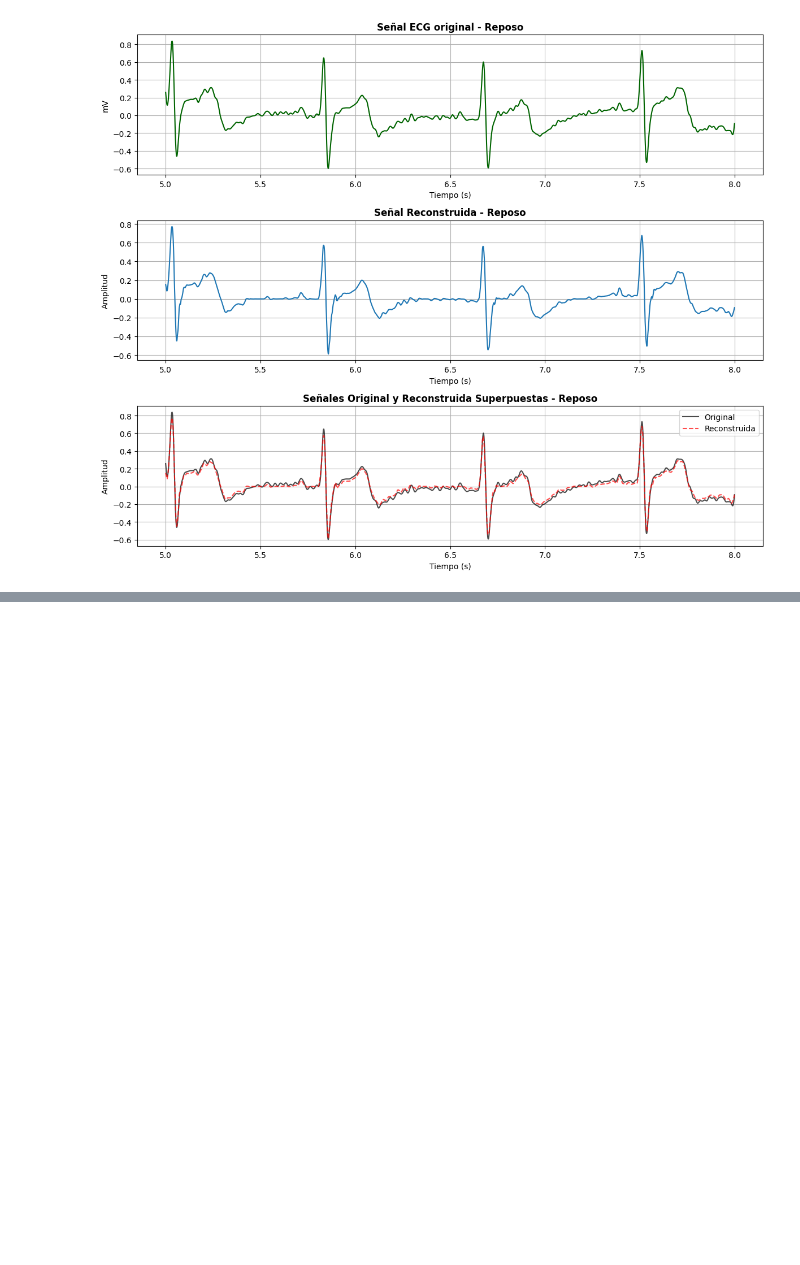
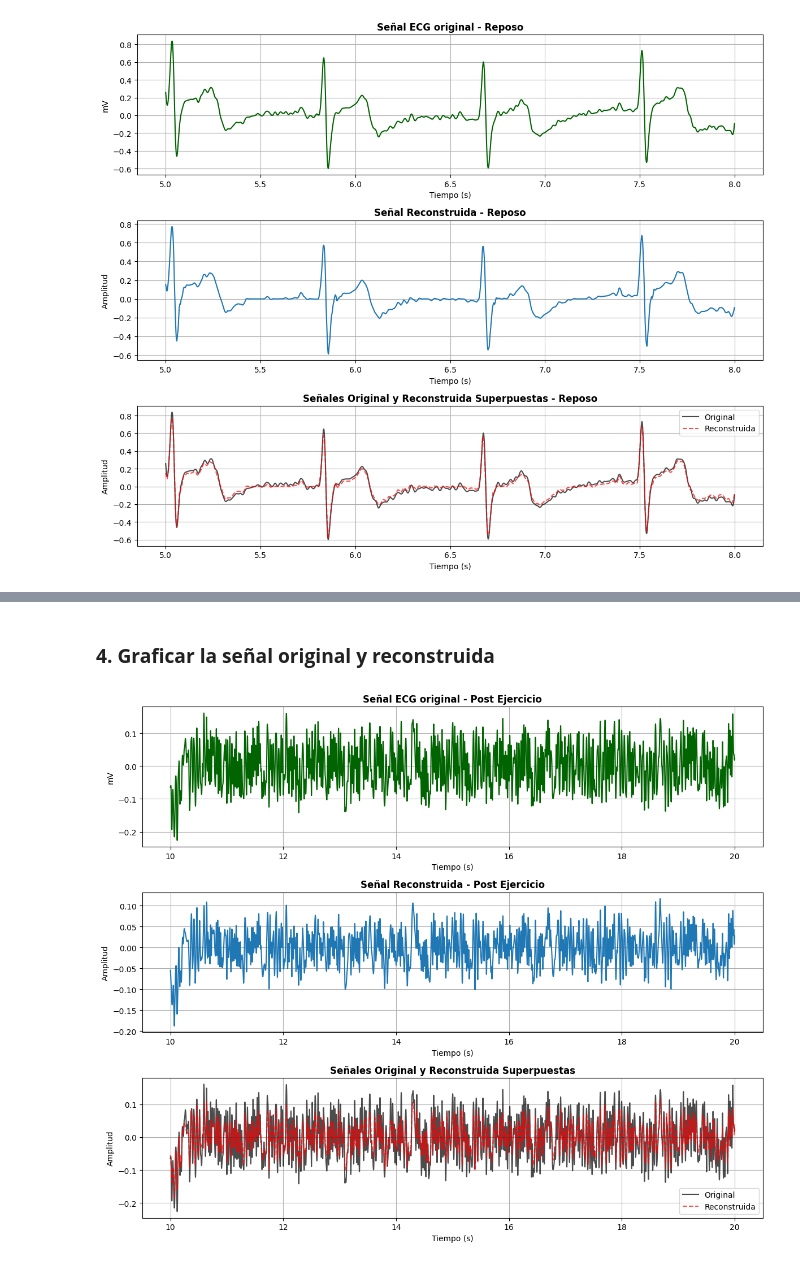
Before and after one commit to Andres-Landeo/GRUPO-09-ISB-2025-II, a Jupyter notebook: Laboratorios/Laboratorio 7 - Filtrado Wavelet/Código_ECG.ipynb, the cells around one changed output, grey strips where cells are left out. Cells and saved outputs as stored; diff of their text form; code cells hidden in the pictures; blank space fills up the shorter version.

```diff
--- a/Laboratorios/Laboratorio 7 - Filtrado Wavelet/Código_ECG.ipynb
+++ b/Laboratorios/Laboratorio 7 - Filtrado Wavelet/Código_ECG.ipynb
@@ -228,0 +305,32 @@ plt.show()
+# %% [markdown]
+### **4. Graficar la señal original y reconstruida**
+# %%
+plt.figure(figsize=(12, 10))
+
+# 1) Señal EEG original
+plt.subplot(3, 1, 1)
+plt.plot(t, x_filt, color="darkgreen")
+plt.title("Señal ECG original - Post Ejercicio", fontweight='bold')
+plt.xlabel('Tiempo (s)')
+plt.ylabel("mV"); plt.grid(True)
+
+# 2) Graficar la señal reconstruida
+plt.subplot(3, 1, 2)
+plt.plot(t, x_rec)
+plt.title('Señal Reconstruida - Post Ejercicio', fontweight='bold')
+plt.xlabel('Tiempo (s)')
+plt.ylabel('Amplitud'); plt.grid(True)
+
+# 3) Graficar ambas señales superpuestas
+plt.subplot(3, 1, 3)
+plt.plot(t, x_filt, label='Original', alpha=0.7, color="black")
+plt.plot(t, x_rec, "--", label='Reconstruida', alpha=0.7, color="red")
+plt.title('Señales Original y Reconstruida Superpuestas', fontweight='bold')
+plt.xlabel('Tiempo (s)')
+plt.ylabel('Amplitud'); plt.grid(True)
+plt.legend()
+
+plt.tight_layout()
+plt.show()
+# %% [output]
+[figure, added]
```
Also changed, not shown: parts of 10 cells of this notebook, 4 other files.
